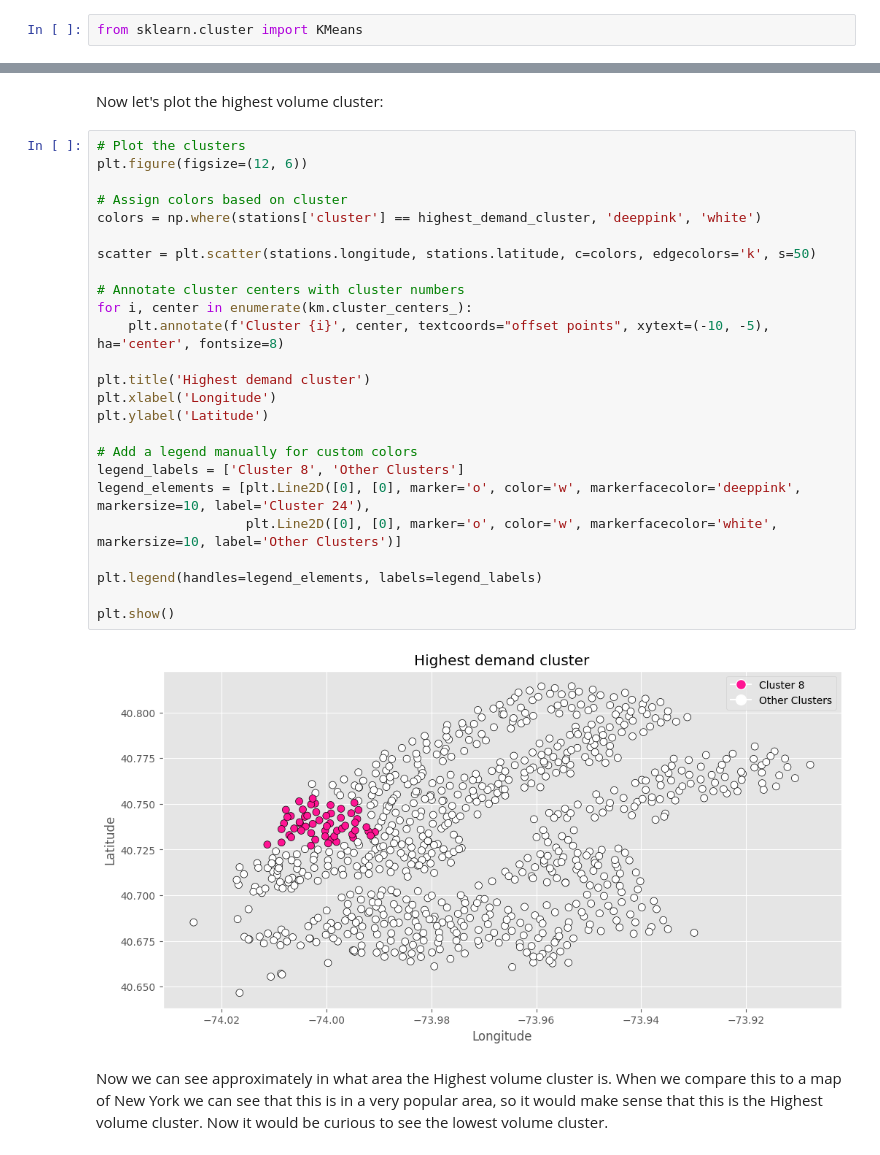
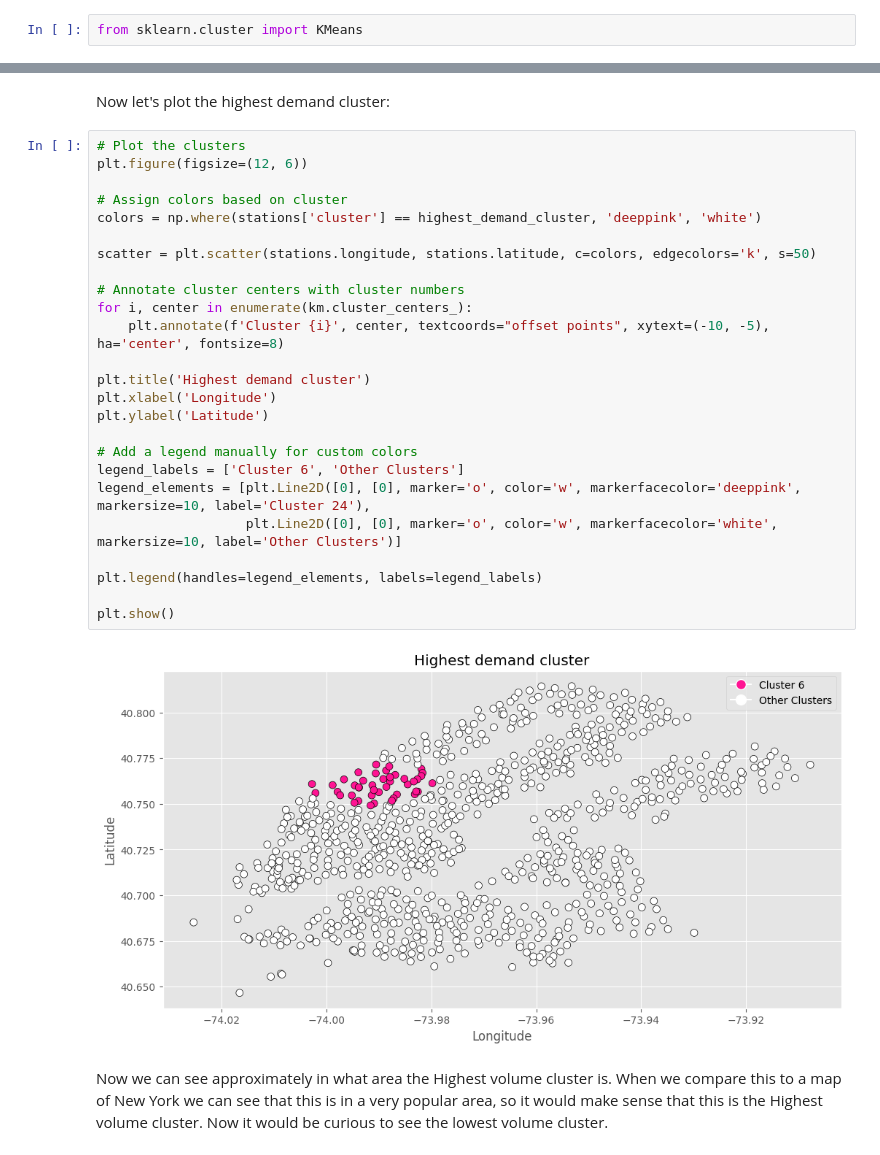
Before and after one commit to IlaAmini/Business-Analytics, a Jupyter notebook: main.ipynb, the cells around one changed output, grey strips where cells are left out. Cells and saved outputs as stored; diff of their text form.

```diff
--- a/main.ipynb
+++ b/main.ipynb
@@ -703,32 +512,32 @@ The count of the Highest Demand cluster:  5148657
 # %% [markdown]
-Now let's plot the highest volume cluster:
+Now let's plot the highest demand cluster:
 # %%
 # Plot the clusters
 plt.figure(figsize=(12, 6))
 
 # Assign colors based on cluster
 colors = np.where(stations['cluster'] == highest_demand_cluster, 'deeppink', 'white')
 
 scatter = plt.scatter(stations.longitude, stations.latitude, c=colors, edgecolors='k', s=50)
 
 # Annotate cluster centers with cluster numbers
 for i, center in enumerate(km.cluster_centers_):
     plt.annotate(f'Cluster {i}', center, textcoords="offset points", xytext=(-10, -5), ha='center', fontsize=8)
 
 plt.title('Highest demand cluster')
 plt.xlabel('Longitude')
 plt.ylabel('Latitude')
 
 # Add a legend manually for custom colors
-legend_labels = ['Cluster 8', 'Other Clusters']
+legend_labels = ['Cluster 6', 'Other Clusters']
 legend_elements = [plt.Line2D([0], [0], marker='o', color='w', markerfacecolor='deeppink', markersize=10, label='Cluster 24'),
                    plt.Line2D([0], [0], marker='o', color='w', markerfacecolor='white', markersize=10, label='Other Clusters')]
 
 plt.legend(handles=legend_elements, labels=legend_labels)
 
 plt.show()
 # %% [output]
-[figure, old version]
+[figure, new version]
 # %% [markdown]
 Now we can see approximately in what area the Highest volume cluster is. When we compare this to a map of New York we can see that this is in a very popular area, so it would make sense that this is the Highest volume cluster. Now it would be curious to see the lowest volume cluster.
 # %%
```
Also changed, not shown: parts of 63 cells of this notebook.
